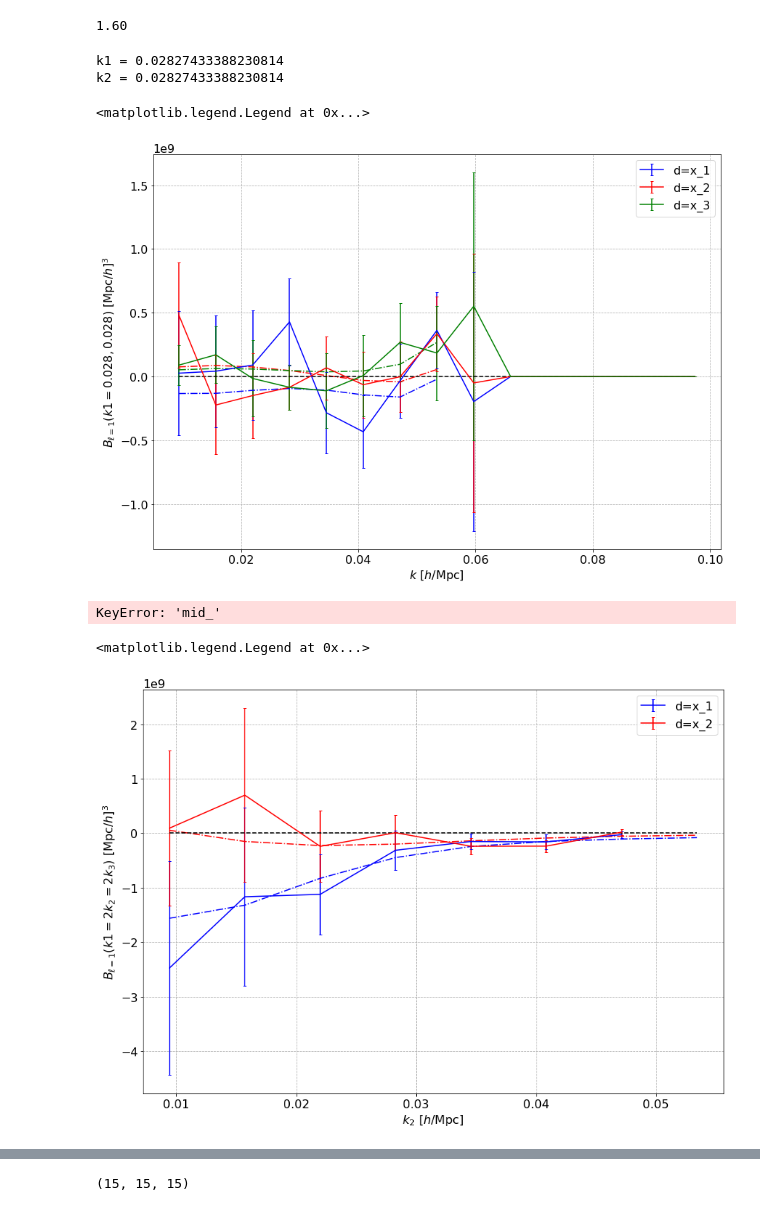
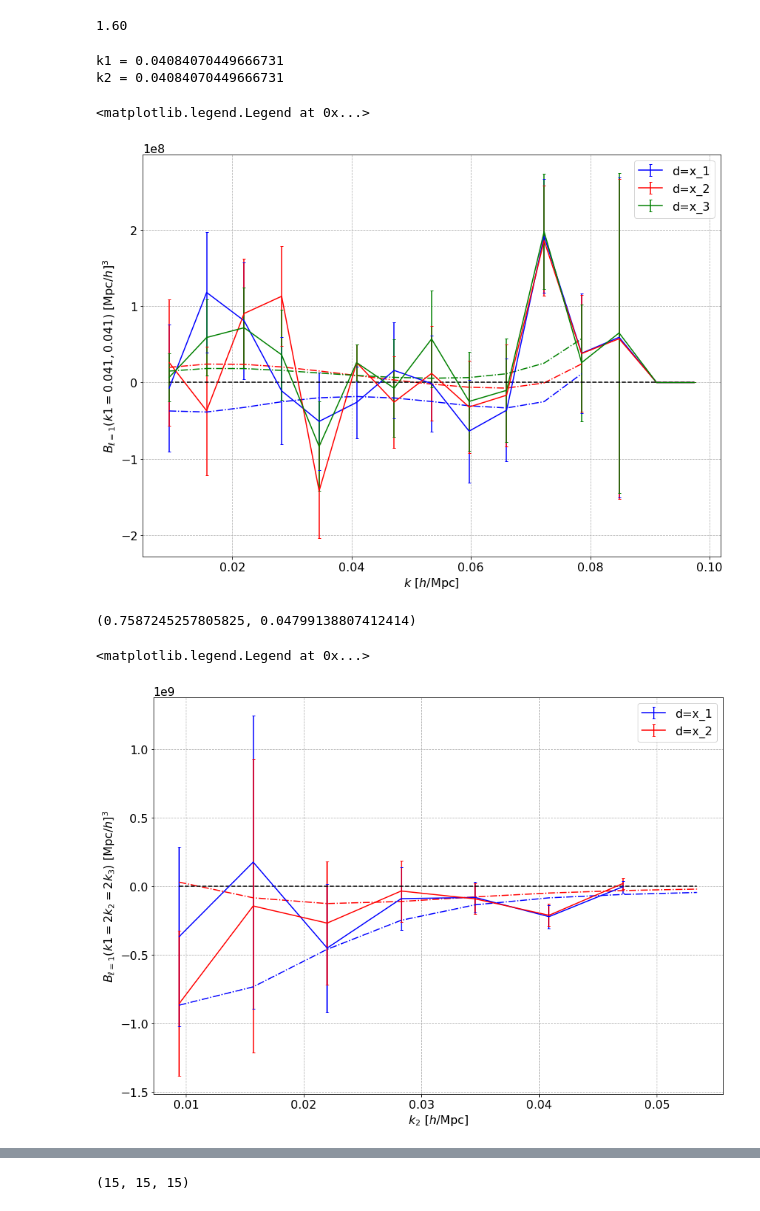
Before and after one commit to craddis1/PkBk, a Jupyter notebook: Notebooks/Bk_18_7_23.ipynb, the cells around one changed output, grey strips where cells are left out. Cells and saved outputs as stored; diff of their text form; code cells hidden in the pictures.

```diff
--- a/Notebooks/Bk_18_7_23.ipynb
+++ b/Notebooks/Bk_18_7_23.ipynb
@@ -79,7 +79,7 @@ field_tmp = np.load(path + 'fields_CIC/' + realisation + '_' + red_info + '_' +
 %%time
 rfft=False
 order=2
-obs_pos=(500,500,0)
+obs_pos=(500,500,-500)
 grid_info = cgi.compute_survey(Nside,L,rfft,order,obs_pos)  # so call
 xi,xi_unorm,ki,k_mag,MAS,k_f,k_ny = grid_info
 # %% [output]
@@ -109,13 +109,13 @@ Number of FFTs used= 4 Number of iFFTs used= 30
 CPU times: user 38.5 s, sys: 1.22 s, total: 39.7 s
 Wall time: 5.33 s
 # %%
-bk_full = {
+"""bk_full = {
     'Cen' : {},#redshift space in centre
     '-500' : {},#z_obs
     '0':{},
     'PP' : {}, # PP with RSD
     'real': {}#real space
-    }
+    } """
 # %%
 #wrapper function for multiprocessing
 def bk_wrapper(inputs):
@@ -159,7 +159,6 @@ def bk_realisations(field,bk_dict,ls,rs,exorder,N_min,N_max,cores=1,chunksize=5)
             if l % 2 == 0:#if even
                 arr_mono = np.array([i.mono for i in result])#get array of values
 
-
     if key in bk_dict.keys(): # create array with extra zeros beyond which has already been computed
         bk_temp = np.zeros((N_max,*arr_bk.shape[1:]),dtype=np.complex64) #create empty arrays in dict to store bispectra
         bk_temp[N_min:N_max] = arr_bk # set new results
@@ -180,18 +179,18 @@ def bk_realisations(field,bk_dict,ls,rs,exorder,N_min,N_max,cores=1,chunksize=5)
 
     return bk_dict
 
-field = str(obs_pos[-1])#''PP'#real'#
+field = str(obs_pos[-1]) #'PP'#'real'#
 fieldadd = '_LOS='+field
-if field == 'real':
+if field == 'real': #real has a different naming convention for no reason
     fieldadd = ''
 
 ls = [1]
-rs = 'mid'#[0,0] #     #[0,0] can lead to it just doing endpoint despite exorder
-exorder = 'mid'#1 #0#
+rs = 'end'        #[0,0] #     #[0,0] can lead to it just doing endpoint despite exorder
+exorder = 'mid'   #0#1
 
 #for multiprocessing
-cores = 6
-chunksize = 5
+cores = 4
+chunksize = 2
 #update which dictionary as well as fields and ls,rs,exorder
-bk_full[field] = bk_realisations(fieldadd,bk_full[field],ls,rs,exorder,110,250,cores,chunksize)
+bk_full[field] = bk_realisations(fieldadd,bk_full[field],ls,rs,exorder,0,300,cores,chunksize)
 # %%
@@ -290,41 +295,45 @@ print('{0:.2f}'.format(1.6))
 # %%
 #ok for theta stuff....
 plt.figure(figsize=(14,10))
-k1_ = 3
-k2_ = 3
+
+key_ = '-500'
+davg = 1010 # 560 #
+
+k1_ = 5
+k2_ = 5
 print('k1 = '+ str(ks[k1_]))
 print('k2 = '+ str(ks[k2_]))
 #plot_full(bk_full_avg,bk_full_err,'0','l=1_[1, 0]',0,'blue')
 
 #plot differnt LOS
-plot_full_theta(bk_full_avg['0']['l=1_end'][0],bk_full_err['0']['l=1_end'][0],k1_,k2_,'blue','d=x_1')
-plot_full_theta(bk_full_avg['0']['l=1_end'][1],bk_full_err['0']['l=1_end'][1],k1_,k2_,'red','d=x_2')
-plot_full_theta(bk_full_avg['0']['l=1_end'][2],bk_full_err['0']['l=1_end'][2],k1_,k2_,'green','d=x_3')
+plot_full_theta(bk_full_avg[key_]['l=1_end'][0],bk_full_err[key_]['l=1_end'][0],k1_,k2_,'blue','d=x_1')
+plot_full_theta(bk_full_avg[key_]['l=1_end'][1],bk_full_err[key_]['l=1_end'][1],k1_,k2_,'red','d=x_2')
+plot_full_theta(bk_full_avg[key_]['l=1_end'][2],bk_full_err[key_]['l=1_end'][2],k1_,k2_,'green','d=x_3')
 
 #midpoint
-#plot_full_theta(bk_full_avg['0']['l=1_mid'],bk_full_err['0']['l=1_mid'],k1_,k2_,'orange','d=mid','-.')
+#plot_full_theta(bk_full_avg[key_]['l=1_mid'],bk_full_err[key_]['l=1_mid'],k1_,k2_,'orange','d=mid','-.')
 #PP endpoint
 #plot_full_theta(bk_full_avg['PP']['l=1_[0, 0]'],bk_full_err['PP']['l=1_[0, 0]'],k1_,k2_,'black','PP')
 #real
 #plot_full_theta(bk_full_avg['real']['l=1_[0, 0]'],bk_full_err['real']['l=1_[0, 0]'],k1_,k2_,'grey','real','--')
 
 #plot theory -hmm this is not consistent...
 theta_ = np.arccos((ks**2 - ks[k1_]**2 - ks[k1_]**2)/(2*ks[k1_]*ks[k2_]))
-plt.plot(ks,bk_wide_angle(ks[k1_],ks[k2_],theta_,0,0)/560,'-.',color='blue')
-plt.plot(ks,bk_wide_angle(ks[k1_],ks[k2_],theta_,1,0)/560,'-.',color='red')
-plt.plot(ks,bk_wide_angle(ks[k1_],ks[k2_],theta_,0,1)/560,'-.',color='green')
+plt.plot(ks,bk_wide_angle(ks[k1_],ks[k2_],theta_,0,0)/davg,'-.',color='blue')
+plt.plot(ks,bk_wide_angle(ks[k1_],ks[k2_],theta_,1,0)/davg,'-.',color='red')
+plt.plot(ks,bk_wide_angle(ks[k1_],ks[k2_],theta_,0,1)/davg,'-.',color='green')
 
 #for plotting
 plt.xlabel('$ k \,\,[h/\mathrm{Mpc}]$')
 plt.ylabel('$ B_{\ell=1}(k1=' + '{0:.3f}'.format(ks[k1_])+','+ '{0:.3f}'.format(ks[k2_])+') \,\,[\mathrm{Mpc}/h]^3$')
 plt.plot(ks,np.zeros_like(ks),'--', color='black')
 plt.grid(ls='--',lw=0.75)
 plt.legend()
 # %% [output]
-k1 = 0.02827433388230814
-k2 = 0.02827433388230814
+k1 = 0.04084070449666731
+k2 = 0.04084070449666731
 <matplotlib.legend.Legend at 0x...>
-[figure, old version]
+[figure, new version]
 # %%
 #just testing correlations here...
 def get_arr(arr):
@@ -333,29 +342,32 @@ def get_arr(arr):
         avgs.append(arr[2*i,i,i].imag)
     return avgs
 
-arr1 = get_arr(bk_full_avg['0']['mid_'])
+arr1 = get_arr(bk_full_avg['0']['l=1_mid'])
 arr2 = get_arr(bk_full_avg['PP']['l=1_[0, 0]'])
 print(stats.pearsonr(arr1,arr2))
 # %% [output]
-KeyError: 'mid_'
+(0.7587245257805825, 0.04799138807412414)
 # %%
 #ok for folded triangle stuff....
 plt.figure(figsize=(14,10))
 
-plot_full_fold(bk_full_avg['0']['l=1_end'][0],bk_full_err['0']['l=1_end'][0],'blue','d=x_1')
-plot_full_fold(bk_full_avg['0']['l=1_end'][1],bk_full_err['0']['l=1_end'][1],'red','d=x_2')
-#plot_full_fold(bk_full_avg['0']['l=1_end'][2],bk_full_err['0']['l=1_end'][2],'green','d=x_3')
+key_ = '-500'
+davg =1010 # 560 #
+
+plot_full_fold(bk_full_avg[key_]['l=1_end'][0],bk_full_err[key_]['l=1_end'][0],'blue','d=x_1')
+plot_full_fold(bk_full_avg[key_]['l=1_end'][1],bk_full_err[key_]['l=1_end'][1],'red','d=x_2')
+#plot_full_fold(bk_full_avg[key_]['l=1_end'][2],bk_full_err[key_]['l=1_end'][2],'green','d=x_3')
 
 #mid
-#plot_full_fold(bk_full_avg['0']['l=1_mid'],bk_full_err['0']['l=1_mid'],'orange','d=mid')
+#plot_full_fold(bk_full_avg[key_]['l=1_mid'],bk_full_err[key_]['l=1_mid'],'orange','d=mid')
 #PP
 #plot_full_fold(bk_full_avg['PP']['l=1_[0, 0]'],bk_full_err['PP']['l=1_[0, 0]'],'black','d=PP')
 
 #plot theory
-plt.plot(ks[:8],bk_wide_angle(2*ks,ks,np.pi,0,0)[:8]/560,'-.',color='blue')#
-plt.plot(ks[:8],bk_wide_angle(2*ks,ks,np.pi,1,0)[:8]/560,'-.',color='red')
-#plt.plot(ks[:8],bk_wide_angle(2*ks,ks,np.pi,0,1)[:8]/560,'-.',color='green')
-#plt.plot(ks[:8],bk_wide_angle(2*ks,ks,np.pi,1/3,1/3)[:8]/560,'-.',color='orange')
+plt.plot(ks[:8],bk_wide_angle(2*ks,ks,np.pi,0,0)[:8]/davg,'-.',color='blue')#
+plt.plot(ks[:8],bk_wide_angle(2*ks,ks,np.pi,1,0)[:8]/davg,'-.',color='red')
+#plt.plot(ks[:8],bk_wide_angle(2*ks,ks,np.pi,0,1)[:8]/davg,'-.',color='green')
+#plt.plot(ks[:8],bk_wide_angle(2*ks,ks,np.pi,1/3,1/3)[:8]/davg,'-.',color='orange')
 #for plotting
 plt.xlabel('$ k_2 \,\,[h/\mathrm{Mpc}]$')
 plt.ylabel('$ B_{\ell=1}(k1=2 k_2=2 k_3) \,\,[\mathrm{Mpc}/h]^3$')
@@ -364,7 +376,7 @@ plt.grid(ls='--',lw=0.75)
 plt.legend()
 # %% [output]
 <matplotlib.legend.Legend at 0x...>
-[figure, old version]
+[figure, new version]
 # %%
 #ok for equalateral stuff....
 plt.figure(figsize=(14,10))
```
Also changed, not shown: parts of 8 cells of this notebook, 4 other files.
